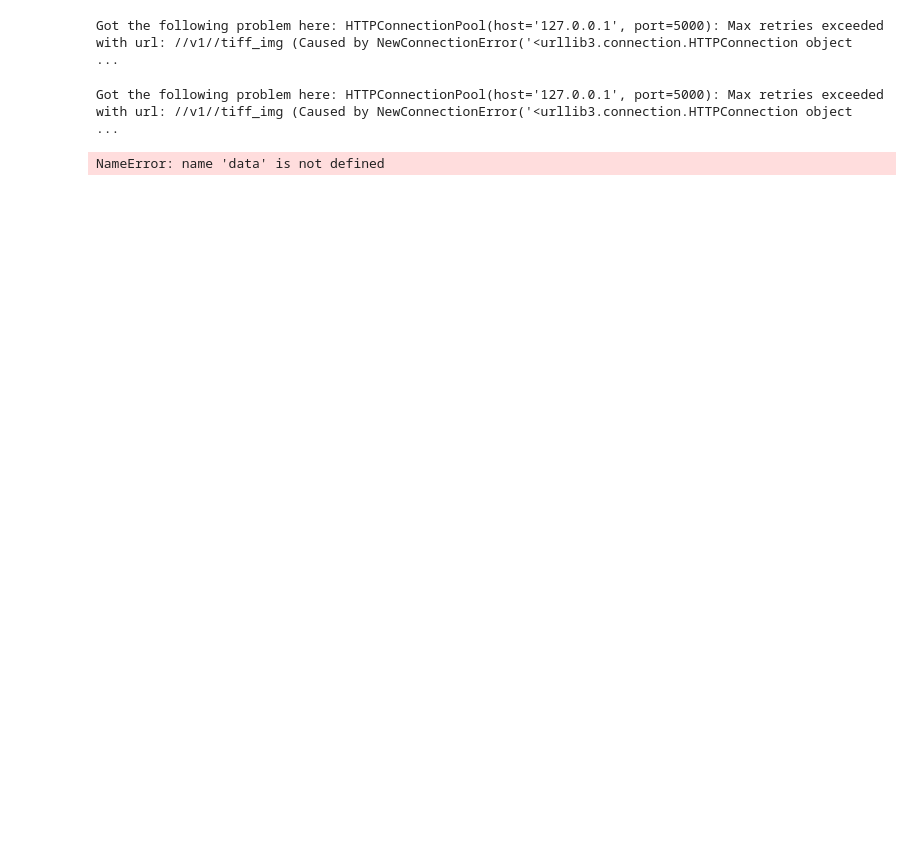
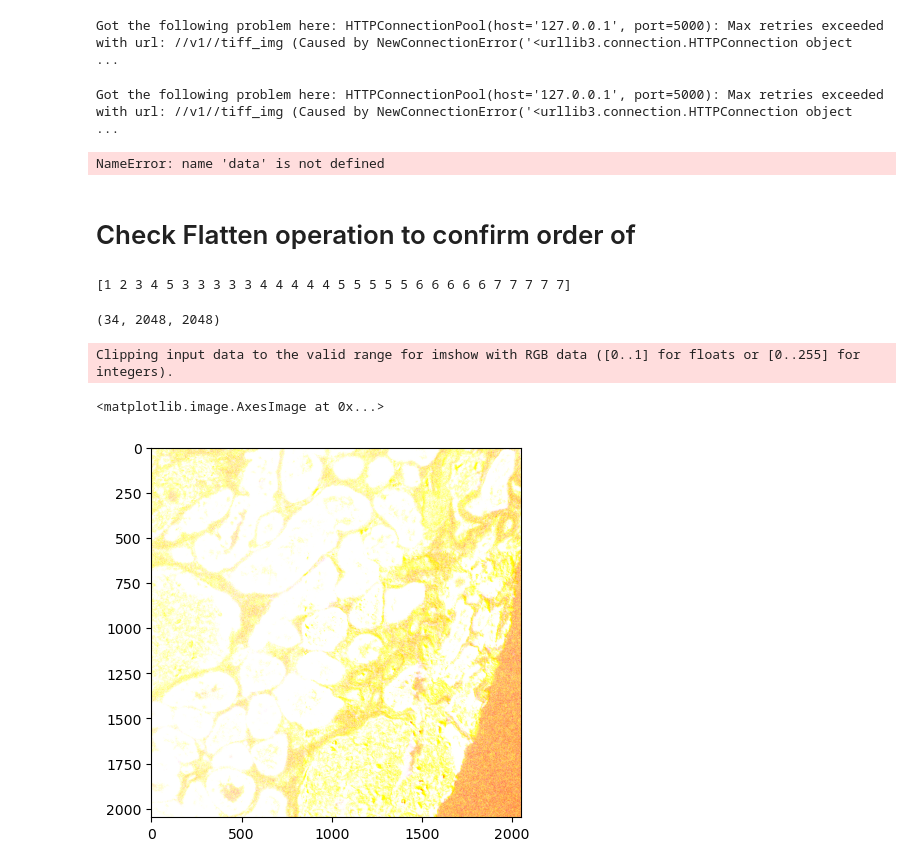
Before and after one commit to SchapiroLabor/micronuclAI-VR, a Jupyter notebook: test.ipynb, the cells around one changed output. Cells and saved outputs as stored; diff of their text form; code cells hidden in the pictures; blank space fills up the shorter version.

Commit message:
How to read python integer values into byte [] []

```diff
--- a/test.ipynb
+++ b/test.ipynb
@@ -38,3 +40,21 @@ plt.imshow(np.array(data["img"])[...,-1])
 print("Shape and dtype of image: {} and {}".format(data["shape"], data["dtype"]))
 # %% [output]
 NameError: name 'data' is not defined
+# %% [markdown]
+# Check Flatten operation to confirm order of
+# %%
+import numpy as np
+
+array = np.array([[[1,2,3,4,5], [3,3,3,3,3]], [[4,4,4,4,4], [5,5,5,5,5]], [[6,6,6,6,6], [7,7,7,7,7]]])
+
+print(array.flatten())
+# %% [output]
+[1 2 3 4 5 3 3 3 3 3 4 4 4 4 4 5 5 5 5 5 6 6 6 6 6 7 7 7 7 7]
+# %%
+import python_codes.unity_functions as uf
+
+img = uf.fluorescent_channel2rgb("C:\Schapiro Lab\ibrahim_hiwi\VRproject\VR Demo dataset\image_45.tif")
+
+print(img[0].shape)
+# %% [output]
+(34, 2048, 2048)
@@ -40,0 +65,6 @@ NameError: name 'data' is not defined
+# %%
+plt.imshow()
+# %% [output]
+Clipping input data to the valid range for imshow with RGB data ([0..1] for floats or [0..255] for integers).
+<matplotlib.image.AxesImage at 0x...>
+[figure, added]
```
Also changed, not shown: parts of 5 cells of this notebook, 5 other files.
